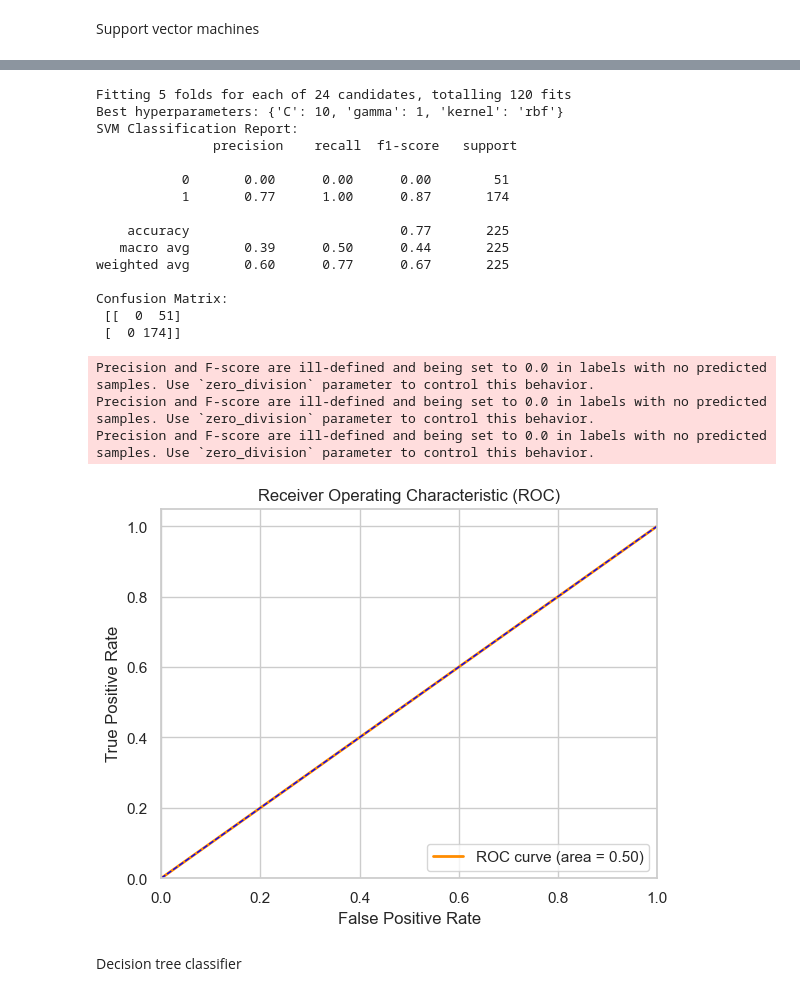
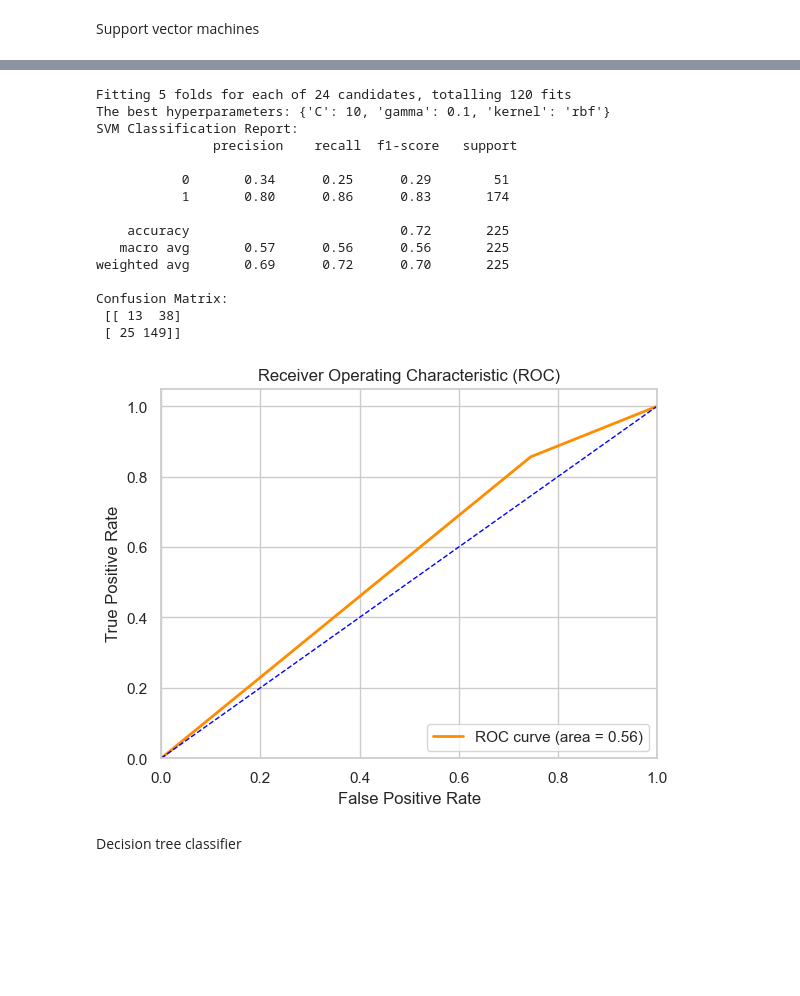
Before and after one commit to abmutema/Predicting-suicidality-in-people-living-with-HIV-in-Uganda, a Jupyter notebook: Notebooks/baseline.ipynb, the cells around one changed output, grey strips where cells are left out. Saved outputs shown, nothing was run; the diff lists cells and outputs as text; code cells hidden in the pictures; blank space fills up the shorter version.

```diff
--- a/Notebooks/baseline.ipynb
+++ b/Notebooks/baseline.ipynb
@@ -994,8 +994,8 @@ import numpy as np
 # Select columns of interest
 selected_columns = ['studsite','sex','dobb','educat','religion','mstatus','yemploy',
                     'clinictime','food','SES_cat', 'mddcurdiag','StressScore_cat',
-                    'SocSupport_cat',  'SDS','cd46mths', 'weightst1','dementiasco',
-                    'maxscore', 'SocSupport','StressScore', 'mhsdiag']
+                     'SDS','cd46mths', 'weightst1','dementiasco','maxscore',
+                     'SocSupport','StressScore', 'mhsdiag']
 
 # Subset the DataFrame with selected columns
 df_baseline = df_hiv[selected_columns]
@@ -1015,7 +1015,7 @@ X_train, X_test, y_train, y_test = train_test_split(X, y, test_size=0.2, random_
 num_var=['dobb','cd46mths', 'weightst1', 'dementiasco', 'maxscore','SDS','SocSupport']
 
 category_var = ['studsite','sex','educat','religion', 'food','mstatus','yemploy','mddcurdiag',
-                'SES_cat','clinictime','StressScore_cat','SocSupport_cat']
+                'SES_cat','clinictime','StressScore_cat']
 
 # Define transformers
 numeric_transformer = Pipeline(steps=[
@@ -1280,5 +1280,6 @@ shap.summary_plot(shap_values, X_test_transformed, feature_names=feature_names)
 # %%
-from sklearn.model_selection import GridSearchCV
+from sklearn.model_selection import StratifiedKFold
+from sklearn.metrics import classification_report
 
 # Define the parameter grid
 param_grid = {
@@ -1290,63 +1291,61 @@ param_grid = {
 # Create the SVM model
 svm_model = SVC(random_state=0)
 
-# Perform grid search with 5-fold cross-validation
-grid_search = GridSearchCV(estimator=svm_model, param_grid=param_grid, cv=5, scoring='accuracy', verbose=1, n_jobs=-1)
+# Perform grid search with stratified 5-fold cross-validation
+stratified_kfold = StratifiedKFold(n_splits=5, shuffle=True, random_state=0)
+grid_search = GridSearchCV(estimator=svm_model, param_grid=param_grid, cv=stratified_kfold, scoring='accuracy', verbose=1, n_jobs=-1)
 
 # Fit the grid search to the data
 grid_search.fit(X_train_transformed_smote, y_train_smote)
 
 # Best hyperparameters found
 best_params = grid_search.best_params_
-print("Best hyperparameters:", best_params)
+print("The best hyperparameters:", best_params)
 
 # Evaluate the best model on the test set
 best_svm_model = grid_search.best_estimator_
 svm_predictions = best_svm_model.predict(X_test_transformed)
 
 # Calculate performance metrics
-svm_classification_report = classification_report(y_test, svm_predictions)
+svm_classification_report = classification_report(y_test, svm_predictions, zero_division=1)
 svm_conf_matrix = confusion_matrix(y_test, svm_predictions)
 
 # Print metrics
 print("SVM Classification Report:\n", svm_classification_report)
 print("Confusion Matrix:\n", svm_conf_matrix)
 
 # Compute ROC curve and AUC
 fpr, tpr, thresholds = roc_curve(y_test, svm_predictions)
 roc_auc = auc(fpr, tpr)
 
 # Plot ROC curve
 plt.figure()
 plt.plot(fpr, tpr, color='darkorange', lw=2, label='ROC curve (area = %0.2f)' % roc_auc)
 plt.plot([0, 1], [0, 1], color='blue', lw=1, linestyle='--')
 plt.xlim([0.0, 1.0])
 plt.ylim([0.0, 1.05])
 plt.xlabel('False Positive Rate')
 plt.ylabel('True Positive Rate')
 plt.title('Receiver Operating Characteristic (ROC)')
 plt.legend(loc="lower right")
 plt.show()
 # %% [output]
 Fitting 5 folds for each of 24 candidates, totalling 120 fits
-Best hyperparameters: {'C': 10, 'gamma': 1, 'kernel': 'rbf'}
+The best hyperparameters: {'C': 10, 'gamma': 0.1, 'kernel': 'rbf'}
 SVM Classification Report:
                precision    recall  f1-score   support
 
-           0       0.00      0.00      0.00        51
-           1       0.77      1.00      0.87       174
+           0       0.34      0.25      0.29        51
+           1       0.80      0.86      0.83       174
 
-    accuracy                           0.77       225
-   macro avg       0.39      0.50      0.44       225
-weighted avg       0.60      0.77      0.67       225
+    accuracy                           0.72       225
+   macro avg       0.57      0.56      0.56       225
+weighted avg       0.69      0.72      0.70       225
 
 Confusion Matrix:
- [[  0  51]
- [  0 174]]
+ [[ 13  38]
+ [ 25 149]]
-Precision and F-score are ill-defined and being set to 0.0 in labels with no predicted samples. Use `zero_division` parameter to control this behavior.
-Precision and F-score are ill-defined and being set to 0.0 in labels with no predicted samples. Use `zero_division` parameter to control this behavior.
-Precision and F-score are ill-defined and being set to 0.0 in labels with no predicted samples. Use `zero_division` parameter to control this behavior.
-[figure, old version]
+[figure, new version]
 # %% [markdown]
 Decision tree classifier
 # %%
```
Also changed, not shown: parts of 22 cells of this notebook, 1 other file.
